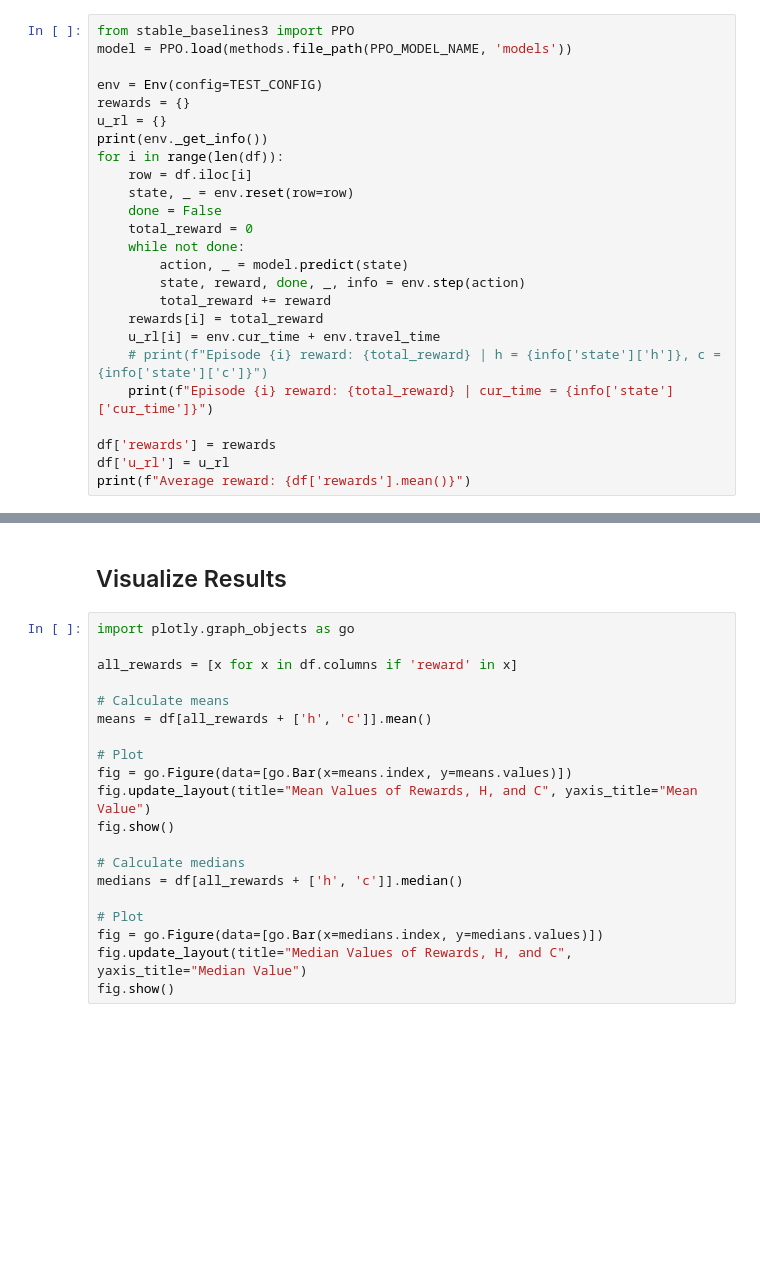
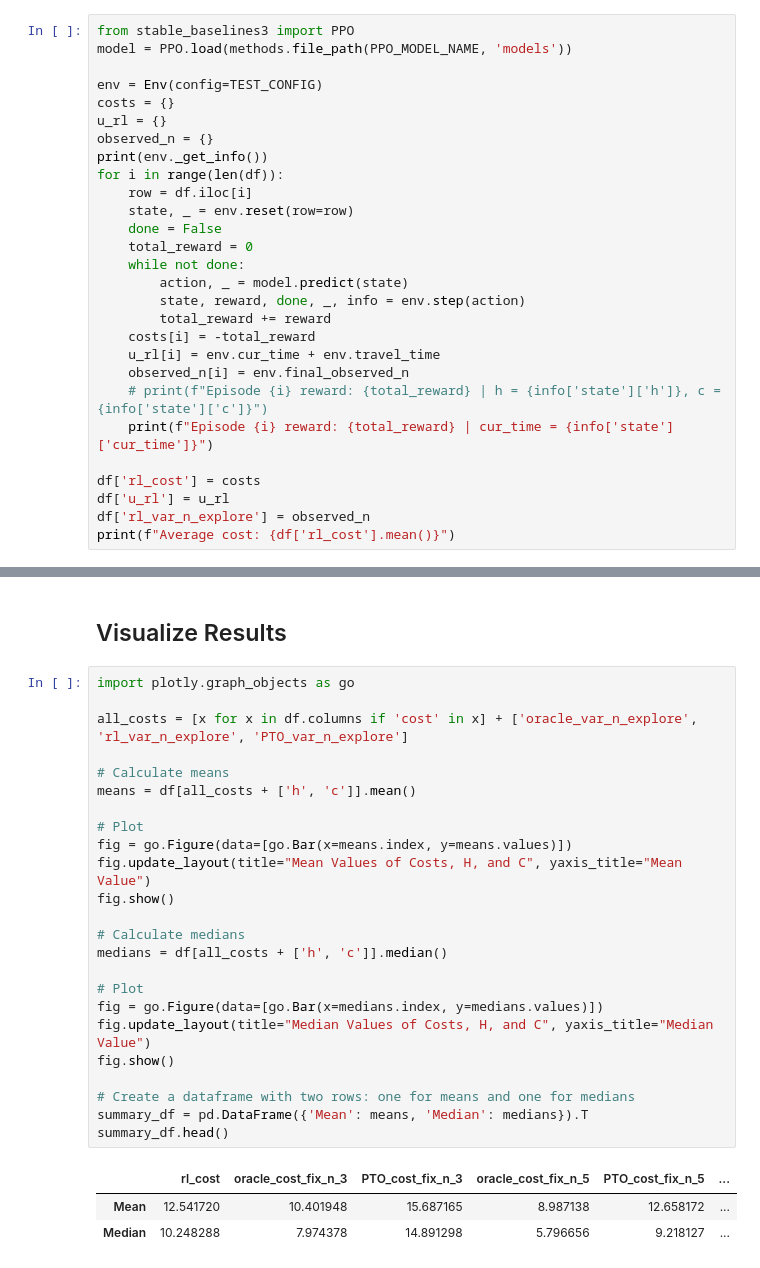
Before and after one commit to pksp99/when_to_leave, a Jupyter notebook: notebooks/ppo_rl_env_impr.ipynb, the cells around one changed output, grey strips where cells are left out. Cells and saved outputs as stored; diff of their text form; blank space fills up the shorter version.

```diff
--- a/notebooks/ppo_rl_env_impr.ipynb
+++ b/notebooks/ppo_rl_env_impr.ipynb
@@ -104,8 +86,9 @@ from stable_baselines3 import PPO
 model = PPO.load(methods.file_path(PPO_MODEL_NAME, 'models'))
 
 env = Env(config=TEST_CONFIG)
-rewards = {}
+costs = {}
 u_rl = {}
+observed_n = {}
 print(env._get_info())
 for i in range(len(df)):
     row = df.iloc[i]
@@ -116,13 +99,15 @@ for i in range(len(df)):
         action, _ = model.predict(state)
         state, reward, done, _, info = env.step(action)
         total_reward += reward
-    rewards[i] = total_reward
+    costs[i] = -total_reward
     u_rl[i] = env.cur_time + env.travel_time
+    observed_n[i] = env.final_observed_n
     # print(f"Episode {i} reward: {total_reward} | h = {info['state']['h']}, c = {info['state']['c']}")
     print(f"Episode {i} reward: {total_reward} | cur_time = {info['state']['cur_time']}")
 
-df['rewards'] = rewards
+df['rl_cost'] = costs
 df['u_rl'] = u_rl
-print(f"Average reward: {df['rewards'].mean()}")
+df['rl_var_n_explore'] = observed_n
+print(f"Average cost: {df['rl_cost'].mean()}")
 # %% [output]
 {'hidden': {'alpha': -1, 'beta': -1, 'interval': -1, 'cum_sum_intervals': -1}, 'state': {'n': -1, 'N': -1, 'travel_time': -1, 'cur_time': -1, 'mean_n': -1, 'std_n': -1, 'u_star_hat': -1, 'last_update' ...
@@ -178,20 +199,28 @@ VBox(children=(HBox(children=(IntProgress(value=0, description='0.00%', max=1250
 # %%
 import plotly.graph_objects as go
 
-all_rewards = [x for x in df.columns if 'reward' in x]
+all_costs = [x for x in df.columns if 'cost' in x] + ['oracle_var_n_explore', 'rl_var_n_explore', 'PTO_var_n_explore']
 
 # Calculate means
-means = df[all_rewards + ['h', 'c']].mean()
+means = df[all_costs + ['h', 'c']].mean()
 
 # Plot
 fig = go.Figure(data=[go.Bar(x=means.index, y=means.values)])
-fig.update_layout(title="Mean Values of Rewards, H, and C", yaxis_title="Mean Value")
+fig.update_layout(title="Mean Values of Costs, H, and C", yaxis_title="Mean Value")
 fig.show()
 
 # Calculate medians
-medians = df[all_rewards + ['h', 'c']].median()
+medians = df[all_costs + ['h', 'c']].median()
 
 # Plot
 fig = go.Figure(data=[go.Bar(x=medians.index, y=medians.values)])
-fig.update_layout(title="Median Values of Rewards, H, and C", yaxis_title="Median Value")
+fig.update_layout(title="Median Values of Costs, H, and C", yaxis_title="Median Value")
 fig.show()
+
+# Create a dataframe with two rows: one for means and one for medians
+summary_df = pd.DataFrame({'Mean': means, 'Median': medians}).T
+summary_df.head()
+# %% [output]
+|  | rl_cost | oracle_cost_fix_n_3 | PTO_cost_fix_n_3 | oracle_cost_fix_n_5 | PTO_cost_fix_n_5 | ... |
+| Mean | 12.541720 | 10.401948 | 15.687165 | 8.987138 | 12.658172 | ... |
+| Median | 10.248288 | 7.974378 | 14.891298 | 5.796656 | 9.218127 | ... |
```
Also changed, not shown: parts of 8 cells of this notebook, 2 other files.
